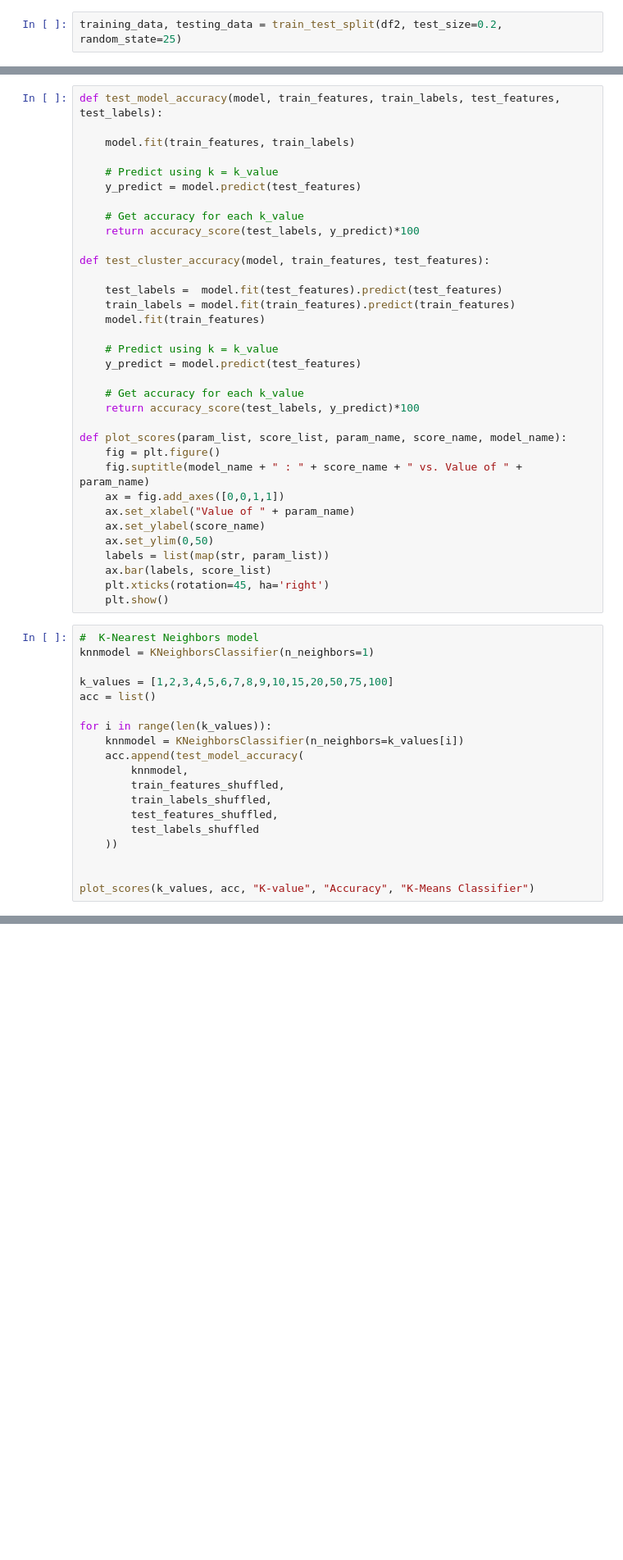
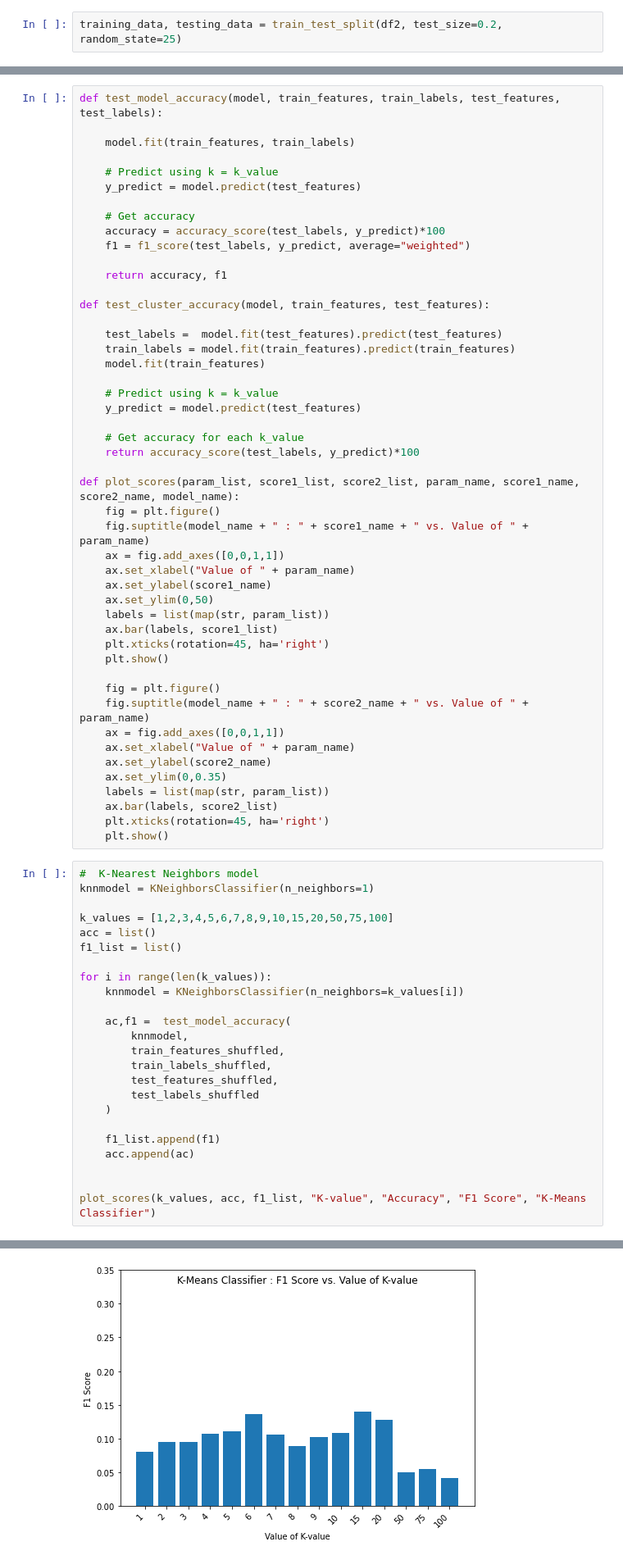
Before and after one commit to landmund/w207-spring2022-final-project-wong-chen-lim, a Jupyter notebook: Basic_Classifiers.ipynb, the cells around one changed output, grey strips where cells are left out. Shown at 82% size. Drawn from its saved outputs; the diff is of its cells as text; blank space fills up the shorter version.

```diff
--- a/Basic_Classifiers.ipynb
+++ b/Basic_Classifiers.ipynb
@@ -117,8 +122,11 @@ def test_model_accuracy(model, train_features, train_labels, test_features, test
     # Predict using k = k_value
     y_predict = model.predict(test_features)
 
-    # Get accuracy for each k_value
-    return accuracy_score(test_labels, y_predict)*100
+    # Get accuracy
+    accuracy = accuracy_score(test_labels, y_predict)*100
+    f1 = f1_score(test_labels, y_predict, average="weighted")
+
+    return accuracy, f1
 
 def test_cluster_accuracy(model, train_features, test_features):
 
@@ -132,38 +140,55 @@ def test_cluster_accuracy(model, train_features, test_features):
     # Get accuracy for each k_value
     return accuracy_score(test_labels, y_predict)*100
 
-def plot_scores(param_list, score_list, param_name, score_name, model_name):
+def plot_scores(param_list, score1_list, score2_list, param_name, score1_name, score2_name, model_name):
     fig = plt.figure()
-    fig.suptitle(model_name + " : " + score_name + " vs. Value of " + param_name)
+    fig.suptitle(model_name + " : " + score1_name + " vs. Value of " + param_name)
     ax = fig.add_axes([0,0,1,1])
     ax.set_xlabel("Value of " + param_name)
-    ax.set_ylabel(score_name)
+    ax.set_ylabel(score1_name)
     ax.set_ylim(0,50)
     labels = list(map(str, param_list))
-    ax.bar(labels, score_list)
+    ax.bar(labels, score1_list)
     plt.xticks(rotation=45, ha='right')
     plt.show()
+
+    fig = plt.figure()
+    fig.suptitle(model_name + " : " + score2_name + " vs. Value of " + param_name)
+    ax = fig.add_axes([0,0,1,1])
+    ax.set_xlabel("Value of " + param_name)
+    ax.set_ylabel(score2_name)
+    ax.set_ylim(0,0.35)
+    labels = list(map(str, param_list))
+    ax.bar(labels, score2_list)
+    plt.xticks(rotation=45, ha='right')
+    plt.show()
 # %%
 #  K-Nearest Neighbors model
 knnmodel = KNeighborsClassifier(n_neighbors=1)
 
 k_values = [1,2,3,4,5,6,7,8,9,10,15,20,50,75,100]
 acc = list()
+f1_list = list()
 
 for i in range(len(k_values)):
     knnmodel = KNeighborsClassifier(n_neighbors=k_values[i])
-    acc.append(test_model_accuracy(
+
+    ac,f1 =  test_model_accuracy(
         knnmodel,
         train_features_shuffled,
         train_labels_shuffled,
         test_features_shuffled,
         test_labels_shuffled
-    ))
+    )
+
+    f1_list.append(f1)
+    acc.append(ac)
 
 
-plot_scores(k_values, acc, "K-value", "Accuracy", "K-Means Classifier")
+plot_scores(k_values, acc, f1_list, "K-value", "Accuracy", "F1 Score", "K-Means Classifier")
 # %% [output]
 [figure]
+[figure, added]
 # %%
 # Bernoulli Naive-Bayes
 alpha_list = [1.0e-10, 0.0001, 0.001, 0.01, 0.1, 0.5, 1.0, 2.0, 10.0]
```
Also changed, not shown: parts of 7 cells of this notebook.
